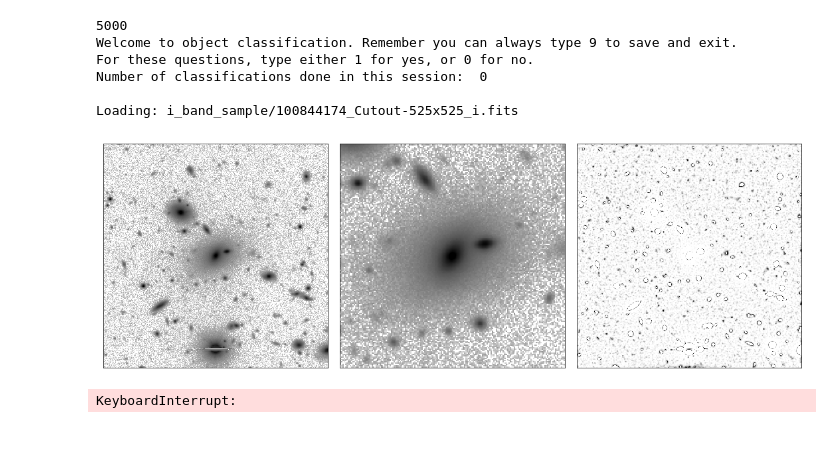
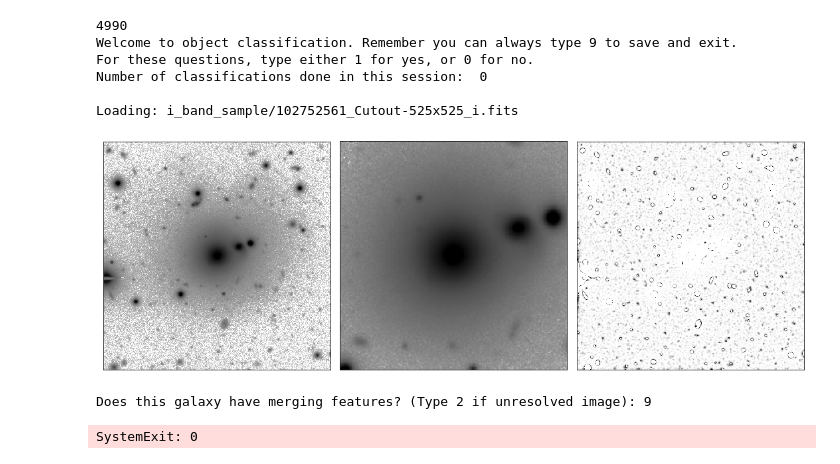
Before and after one commit to HSouch/low-sb-features, a Jupyter notebook: Classification.ipynb, the cells around one changed output. Cells and saved outputs as stored; diff of their text form; code cells hidden in the pictures.

```diff
--- a/Classification.ipynb
+++ b/Classification.ipynb
@@ -50,7 +50,15 @@ def end_workflow(input):
         return False
 
 
-def workflow():
+def question(prompt=""):
+    answer = int(input(prompt))
+    if answer in (0, 1):
+        return answer
+    elif answer == 9:
+        sys.exit(0)
+
+
+def workflow(img_directory = "i_band_sample/", filtered_image_directory = "i_band_filtered/"):
     """ Full enclosed workflow for galaxy classification. """
 
 
@@ -83,12 +91,12 @@ def workflow():
     clear_output()
 
     # img_directory = "images_" + active_band + "/"
-    img_directory = "i_band_sample/"
-    filtered_image_directory = "i_band_filtered/"
     images, images_unclassified = os.listdir(img_directory), []
+    images_filtered = os.listdir(filtered_image_directory)
 
+    # Get all images that haven't been classified yet but also exist in the filtered image directory
     for n in images:
-        if img_directory + n not in classified_images:
+        if img_directory + n not in classified_images and n in images_filtered:
             images_unclassified.append(n)
 
     images = images_unclassified
@@ -154,22 +162,19 @@ def workflow():
         has_features, has_double_nuclei, is_asymmetric, has_shell, has_stream = 0, 0, 0, 0, 0
         is_actively_merging, is_clean = 0, 0
 
-#         open_ds9 = int(input("Open this image in ds9? : "))
-#         if open_ds9:
-#             os.system("./ds9 " + img_directory + images[index] + " -zscale")
+        has_features = question("Does this galaxy have merging features? (Type 2 if unresolved image): ")
 
-        has_features = int(input("Does this galaxy have merging features? (Type 2 if unresolved image): "))
         if has_features == 1:
-            is_actively_merging = int(input("Is this galaxy actively merging? : "))
+            is_actively_merging = question("Is this galaxy actively merging? : ")
             if is_actively_merging:
-                has_double_nuclei = int(input("Does this galaxy possess a double nuclei : "))
-                is_asymmetric = int(input("Does this galaxy have a global asymmetry? : "))
-            has_shell = int(input("Does this galaxy have signs of a shell? : "))
-            has_stream = int(input("Does this galaxy have signs of a stream? : "))
+                has_double_nuclei = question("Does this galaxy possess a double nuclei : ")
+                is_asymmetric = question("Does this galaxy have a global asymmetry? : ")
+            has_shell = question("Does this galaxy have signs of a shell? : ")
+            has_stream = question("Does this galaxy have signs of a stream? : ")
         elif has_features == 2:
             is_clean = 1
 
-        if int(input("Save classifications? (1 for yes, 0 for no) :")):
+        if question("Save classifications? (1 for yes, 0 for no) :"):
             # ("img", "band", "classifier", "m_feat", "m_act", "double_n", "assym",
             # "shell", "stream", "clean", "date")
             t.add_row([active_image, active_band, classifier_name, has_features,
@@ -186,11 +191,6 @@ def workflow():
 #             print("Error  in loop. Scrapping this iteration.")
 #             break
 
-        try:
-            current_selection = int(input("End? (Type 9): "))
-        except ValueError:
-            print("Error while inputting number. Scrapping this iteration.")
-
 
         clear_output()
 
@@ -205,21 +205,22 @@ def workflow():
 # %%
 # Run the workflow. Make sure all cells are run before running this one to ensure no crashing!
 """
 ### EXAMPLE
 Please enter your name: Harrison
 Please enter the band you want t
 o work with: i
 Harrison     Active Band = i    Time = 2019-10-24 16:02:32.056374
 Classification table found.
 """
 
-workflow()
+workflow(img_directory="i_band_remaining/", filtered_image_directory="remaining_filtered/")
 # %% [output]
-5000
+4990
 Welcome to object classification. Remember you can always type 9 to save and exit.
 For these questions, type either 1 for yes, or 0 for no.
 Number of classifications done in this session:  0
 
-Loading: i_band_sample/100844174_Cutout-525x525_i.fits
+Loading: i_band_sample/102752561_Cutout-525x525_i.fits
-[figure, old version]
+[figure, new version]
-KeyboardInterrupt:
+Does this galaxy have merging features? (Type 2 if unresolved image): 9
+SystemExit: 0
```
Also changed, not shown: parts of 1 cell of this notebook.
